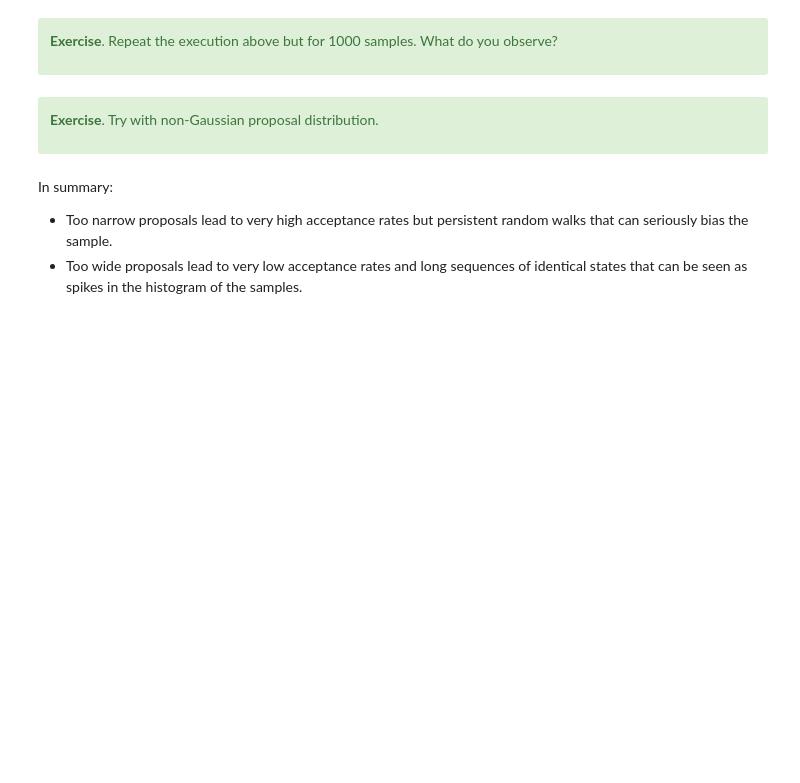
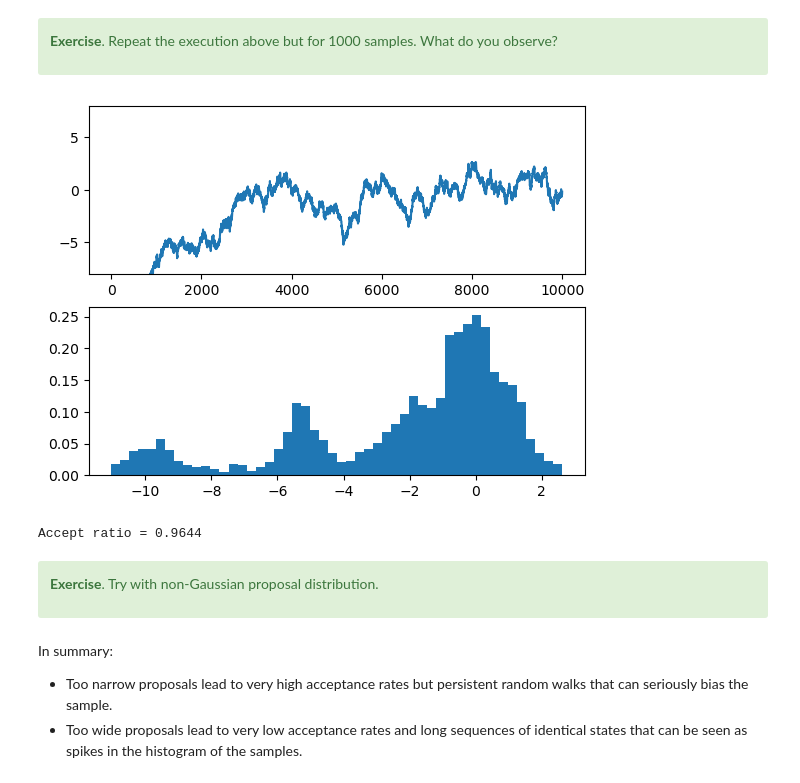
Before and after one commit to glouppe/dats0001-foundations-of-data-science, a Jupyter notebook: nb05-mcmc.ipynb, the cells around one changed output. Drawn from its saved outputs; the diff is of its cells as text; code cells hidden in the pictures; blank space fills up the shorter version.

```diff
--- a/nb05-mcmc.ipynb
+++ b/nb05-mcmc.ipynb
@@ -76,6 +90,23 @@ print("Accept ratio =", accept_ratio)
 **Exercise**. Repeat the execution above but for 1000 samples. What do you observe?
 
 </div>
+# %%
+thetas, accept_ratio = mh_sample(-10.0, 10000,
+                                 lambda theta: -np.abs(theta),
+                                 lambda theta_t: theta_t + 0.1 * np.random.randn())
+
+fig, ax = plt.subplots(2)
+
+ax[0].plot(thetas)
+ax[0].set(ylim=(-8, 8))
+ax[1].hist(thetas, bins=50, density=True)
+
+plt.show()
+
+print("Accept ratio =", accept_ratio)
+# %% [output]
+[figure, added]
+Accept ratio = 0.9644
 # %% [markdown]
 <div class="alert alert-success">
 
```
Also changed, not shown: parts of 18 cells of this notebook, 1 other file.
